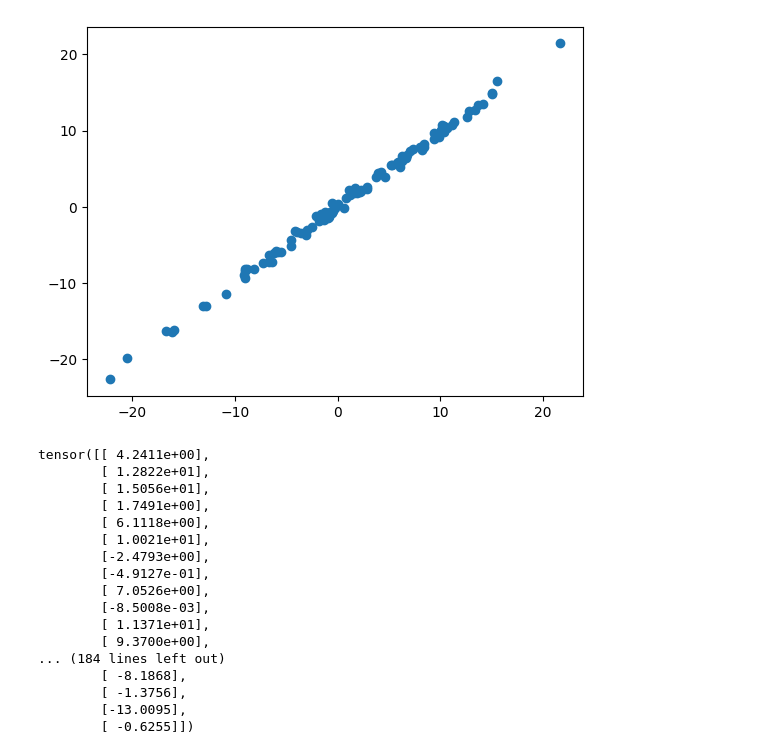
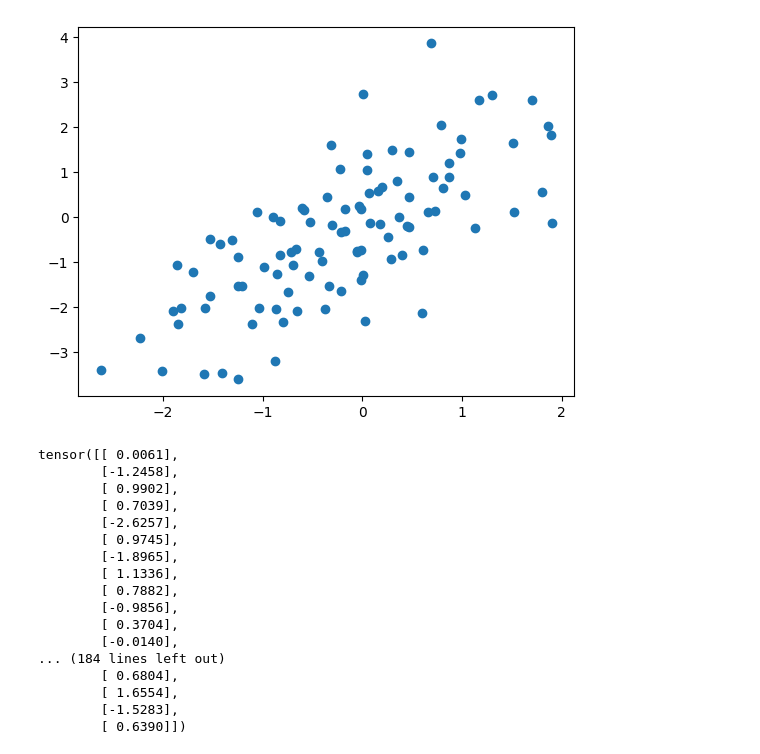
Before and after one commit to anhhuyalex/renormalization, a Jupyter notebook: specialization_icl/main.ipynb, the cells around one changed output. Saved outputs shown, nothing was run; the diff lists cells and outputs as text; code cells hidden in the pictures.

```diff
--- a/specialization_icl/main.ipynb
+++ b/specialization_icl/main.ipynb
@@ -116,8 +116,8 @@ if utils.is_interactive():
     epochs = 90
     gpt_bias = "True"
     len_context = 100
-    K = 1
-    D_sum = 64
+    K = 1024
+    D_sum = 32
 
     jupyter_args = f"--data ./cache --fileprefix transformer --SLURM_ARRAY_TASK_ID ${SLURM_ARRAY_TASK_ID} --batch-size 256 --optimizer ${optimizer} --scheduler None --lr ${lr} --wd 0.0  --epochs ${epochs} --arch gpt --gpt_bias ${gpt_bias} --num_hidden_features 128 --num_layers 8 --len_context ${len_context} --K ${K} --D_sum ${D_sum} --sigma_xi 0.5 --coarse_graining abstop --no-wandb_log --wandb_project renormalization --is_iso False --wandb_group_name test"
     # remove $ from string
@@ -282,0 +368,9 @@ class Sequence(torch.utils.data.Dataset):
+# %%
+P1=P2=16
+S1 = np.sqrt(10)
+S2 = 1 / np.sqrt(10)
+norm_wplus = 1.0 / np.sqrt(S1)
+norm_wminus = 1.0 / np.sqrt(S2)
+D = 32
+SNR = P1*S1*norm_wplus**2/32 + P2*S2*norm_wminus**2/32
+print("SNR", SNR)
@@ -385,26 +581,26 @@ anisotropic case
 # %%
 # # torch.allclose(torch.matmul(x, b), y, atol = 1e-3)
 # import matplotlib.pyplot as plt
-# plt.scatter(torch.matmul(x, b).detach().cpu(), y.detach().cpu())
-# plt.show()
-# print (torch.matmul(x, b))
-# print (y)
+plt.scatter(torch.matmul(x, b).detach().cpu(), y.detach().cpu())
+plt.show()
+print (torch.matmul(x, b))
+print (y)
 # %% [output]
-[figure, old version]
+[figure, new version]
-tensor([[ 4.2411e+00],
-        [ 1.2822e+01],
-        [ 1.5056e+01],
-        [ 1.7491e+00],
-        [ 6.1118e+00],
-        [ 1.0021e+01],
-        [-2.4793e+00],
-        [-4.9127e-01],
-        [ 7.0526e+00],
-        [-8.5008e-03],
-        [ 1.1371e+01],
-        [ 9.3700e+00],
+tensor([[ 0.0061],
+        [-1.2458],
+        [ 0.9902],
+        [ 0.7039],
+        [-2.6257],
+        [ 0.9745],
+        [-1.8965],
+        [ 1.1336],
+        [ 0.7882],
+        [-0.9856],
+        [ 0.3704],
+        [-0.0140],
 ... (184 lines left out)
-        [ -8.1868],
-        [ -1.3756],
-        [-13.0095],
-        [ -0.6255]])
+        [ 0.6804],
+        [ 1.6554],
+        [-1.5283],
+        [ 0.6390]])
```
Also changed, not shown: parts of 11 cells of this notebook, 13 other files.
